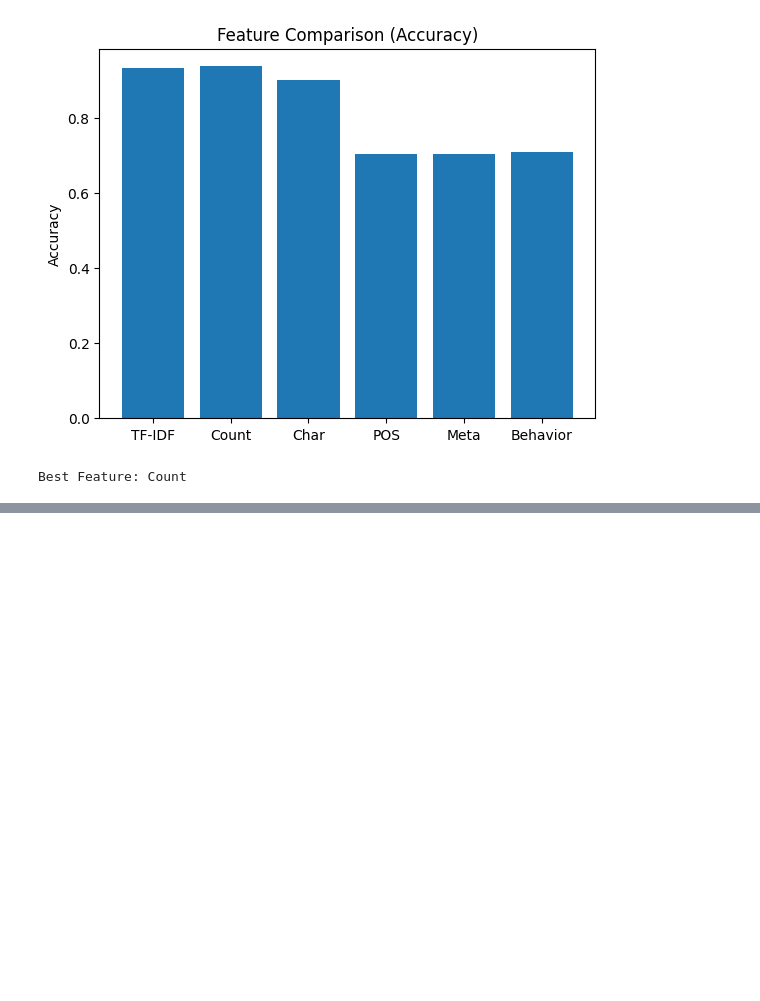
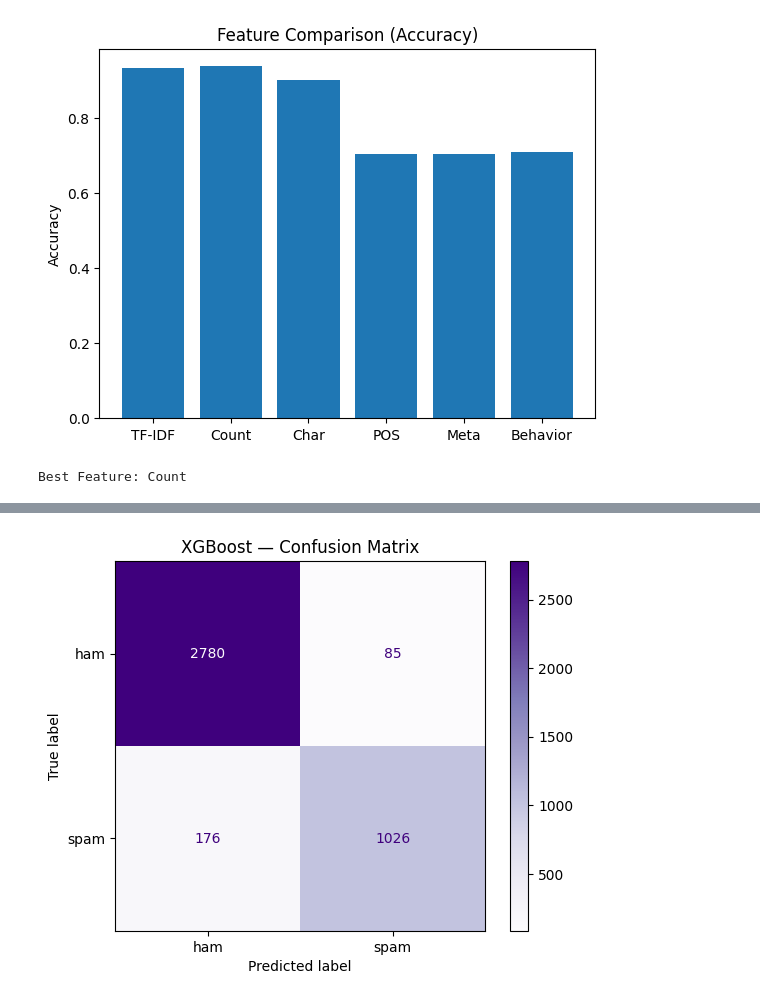
Before and after one commit to MoazIbrahem/Spam_NotSpam_Classification_NLP, a Jupyter notebook: NLP[Cleaning&Preprocessing&Features_engineering].ipynb, the cells around one changed output, grey strips where cells are left out. Cells and saved outputs as stored; diff of their text form; code cells hidden in the pictures; blank space fills up the shorter version.

Commit message:
Model Done !

```diff
--- a/NLP[Cleaning&Preprocessing&Features_engineering].ipynb
+++ b/NLP[Cleaning&Preprocessing&Features_engineering].ipynb
@@ -804,0 +826,28 @@ final = hstack([X2, X1, X3])
+# %%
+from xgboost import XGBClassifier
+
+xgb_model = XGBClassifier(
+    n_estimators=300,
+    learning_rate=0.1,
+    max_depth=6,
+    subsample=0.8,
+    colsample_bytree=0.8,
+    eval_metric="logloss",
+    use_label_encoder=False,
+    random_state=42,
+    n_jobs=-1
+)
+
+xgb_model.fit(X_train, y_train)
+xgb_preds = xgb_model.predict(X_test)
+xgb_proba = xgb_model.predict_proba(X_test)[:, 1]
+
+print("XGBoost")
+print("=" * 40)
+print(f"Accuracy  : {accuracy_score(y_test, xgb_preds):.4f}")
+print(f"Precision : {precision_score(y_test, xgb_preds):.4f}")
+print(f"Recall    : {recall_score(y_test, xgb_preds):.4f}")
+print(f"F1        : {f1_score(y_test, xgb_preds):.4f}")
+print(f"ROC-AUC   : {roc_auc_score(y_test, xgb_proba):.4f}")
+print()
+print(classification_report(y_test, xgb_preds, target_names=["ham", "spam"]))
@@ -804,0 +871,8 @@ final = hstack([X2, X1, X3])
+# %%
+## Confusion Matrix
+cm_xgb = confusion_matrix(y_test, xgb_preds)
+ConfusionMatrixDisplay(cm_xgb, display_labels=["ham", "spam"]).plot(cmap="Purples")
+plt.title("XGBoost — Confusion Matrix")
+plt.show()
+# %% [output]
+[figure, added]
```
Also changed, not shown: parts of 15 cells of this notebook.
